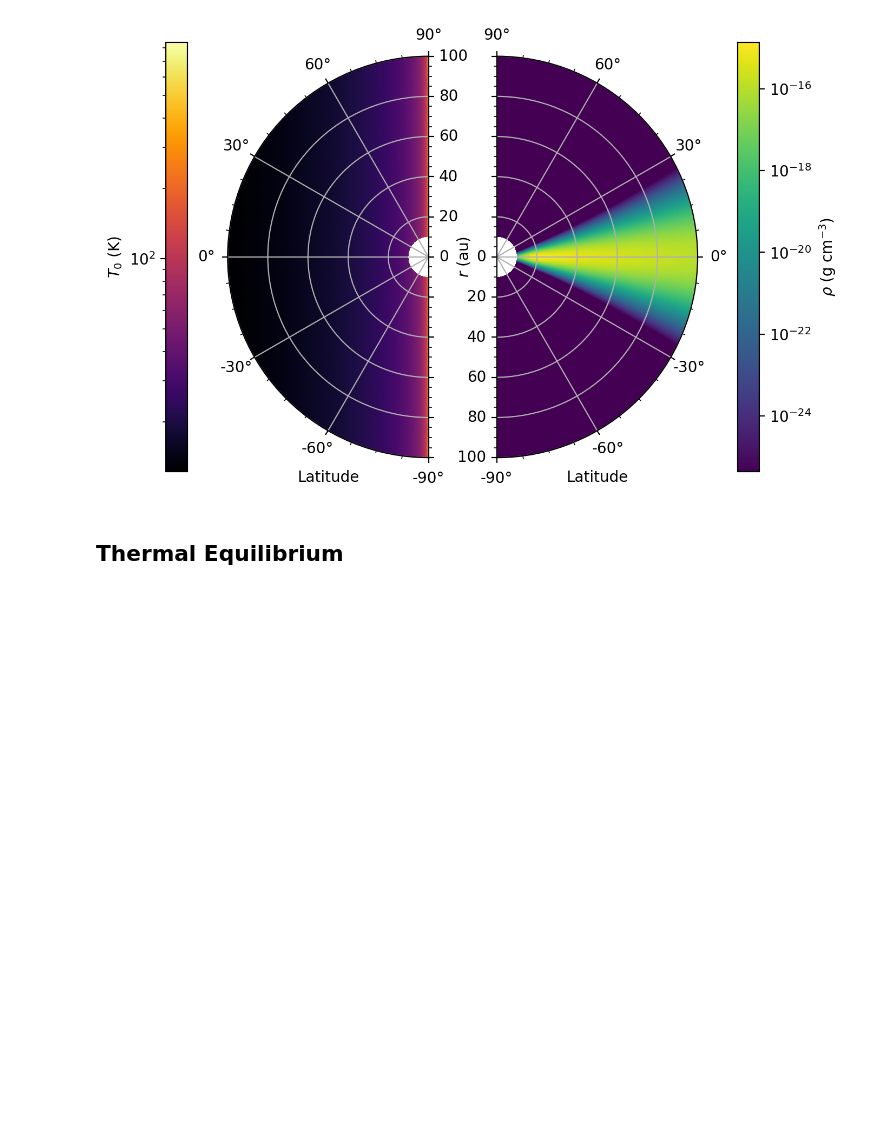
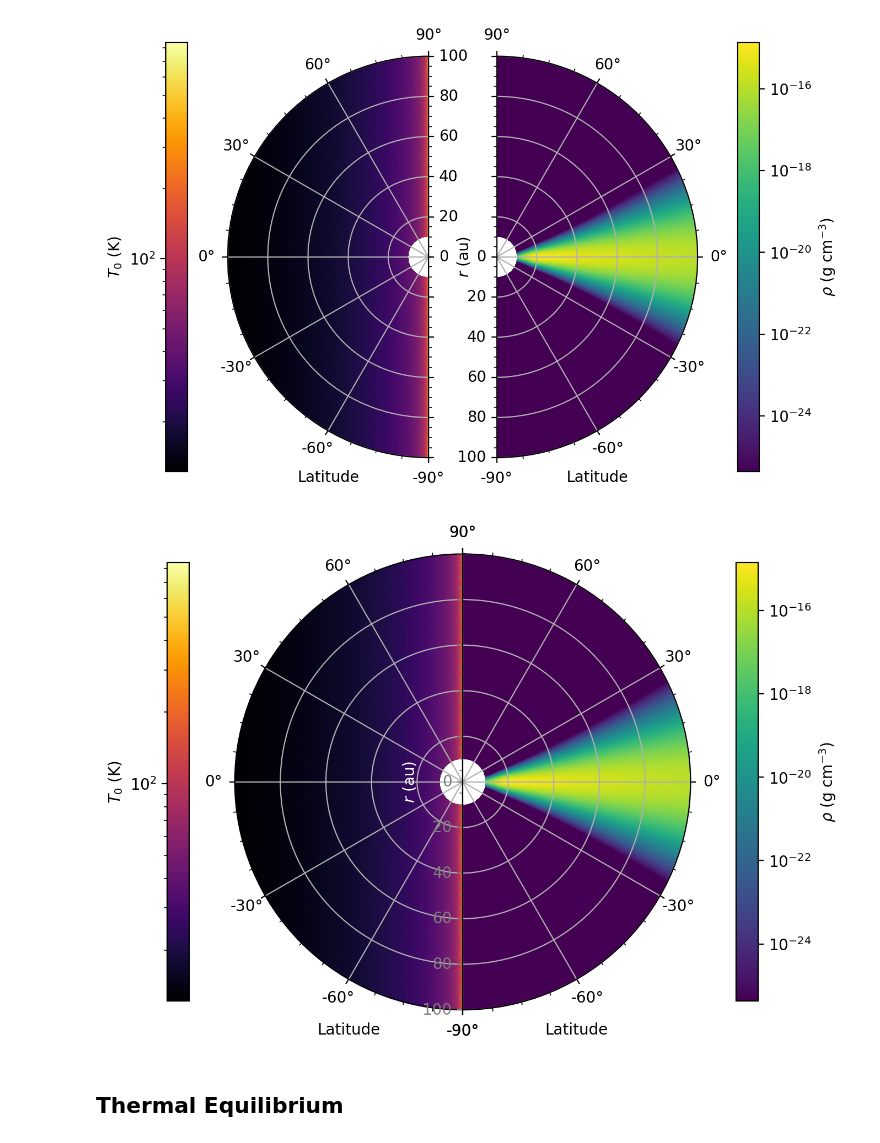
Before and after one commit to sabaronett/rad-hydro, a Jupyter notebook: ipynb/ManuscriptFigures.ipynb, the cells around one changed output. Cells and saved outputs as stored; diff of their text form; code cells hidden in the pictures; blank space fills up the shorter version.

```diff
--- a/ipynb/ManuscriptFigures.ipynb
+++ b/ipynb/ManuscriptFigures.ipynb
@@ -881,6 +881,65 @@ plt.subplots_adjust(wspace=-0.33)
 plt.savefig('figs/disk.png', dpi=600, bbox_inches='tight', pad_inches=0.01)
 # %% [output]
 [figure]
+# %%
+#===============================================================================
+import numpy as np
+import matplotlib.colors as colors
+import matplotlib.pyplot as plt
+import sys
+sys.path.insert(0, '/home/stanley/github/PrincetonUniversity/athena/vis/python')
+import athena_read
+
+# Constants
+au      = 1.495978707e13 # astronomical unit [cm]
+
+problem_id = 'dsharp'
+fig, axs = plt.subplots(ncols=2, figsize=(8, 6), dpi=200,
+                        subplot_kw=dict(projection='polar'))
+
+# Read and plot
+path = '/home/stanley/github/sabaronett/rad-hydro/athena/dev/yanfeij'\
+       +f'/dsharp_abs-sca/nfreq/3/v2'
+athinput = athena_read.athinput(f'{path}/athinput.{problem_id}')
+length_unit = athinput['radiation']['length_unit']
+L_au    = length_unit/au # [au]
+
+T_unit = athinput['radiation']['T_unit']
+N_f = 1
+athdf = athena_read.athdf(f'{path}/athdf/{problem_id}.out1.00000.athdf')
+# Temperature field
+T_field = athdf['press'][0]/athdf['rho'][0]
+im0 = axs[0].pcolormesh(np.pi/2-athdf['x2f'], athdf['x1f']*L_au,
+                     T_field.transpose()*T_unit, cmap='inferno',
+                     norm=colors.LogNorm())
+# Density field
+im1 = axs[1].pcolormesh(np.pi/2-athdf['x2f'], athdf['x1f']*L_au,
+                     athdf['rho'][0].transpose()*density_unit, cmap='viridis',
+                     norm=colors.LogNorm())
+
+cbar0 = plt.colorbar(im0, label=r'$T_0$ (K)', location='left', pad=-0.15,
+                     shrink=0.86)
+cbar1 = plt.colorbar(im1, label=r'$\rho$ (g cm$^{-3}$)', pad=-0.15,
+                     shrink=0.86)
+
+# Format (sub)plots
+for i, ax in enumerate(axs):
+    ax.minorticks_on()
+    ax.set_xlabel(r'Latitude', loc='center', labelpad=-11)
+    ax.tick_params(axis='both', which='both', top=True, left=True, right=True)
+axs[0].set_theta_zero_location('W')
+axs[0].set_theta_direction(-1)
+axs[0].set_thetamin(90)
+axs[0].set_thetamax(-90)
+axs[0].set_yticks(np.arange(0, 100, 20))
+axs[1].set_thetamin(-90)
+axs[1].set_thetamax(90)
+axs[1].set_ylabel(r'$r$ (au)', labelpad=-45, color='white')
+axs[1].tick_params(axis='y', which='both', colors='tab:gray')
+plt.subplots_adjust(wspace=-0.5)
+# plt.savefig('figs/disk.png', dpi=600, bbox_inches='tight', pad_inches=0.01)
+# %% [output]
+[figure, added]
 # %% [markdown]
 ## Thermal Equilibrium
 # %%
```
